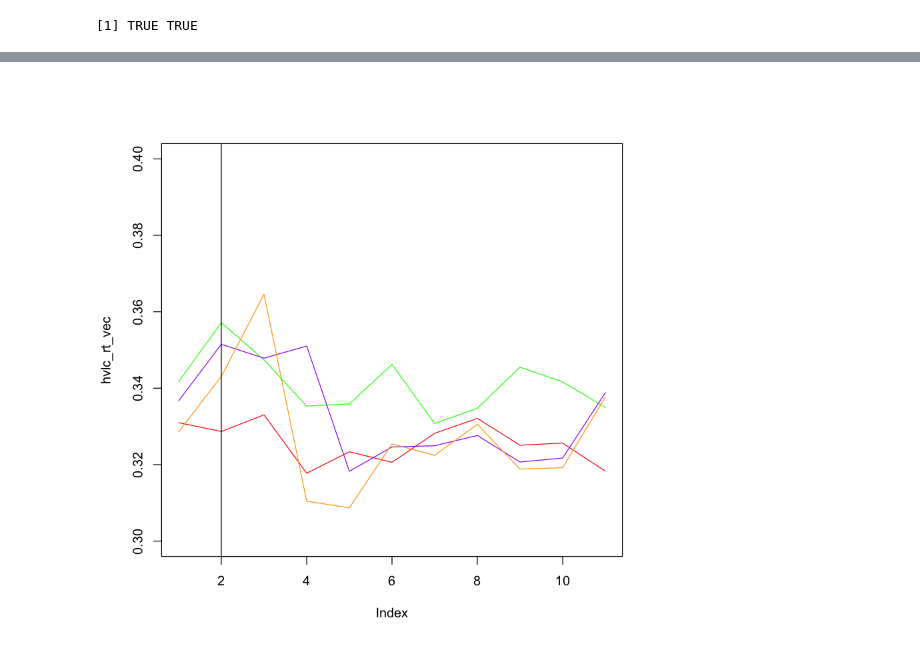
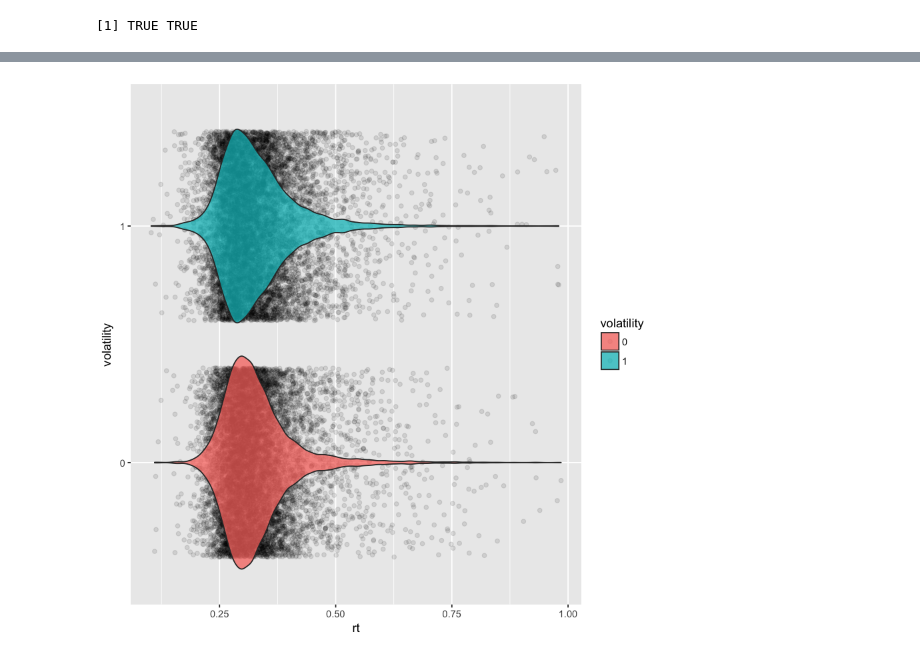
Before and after one commit to kalexandriabond/bond_DSPN_S18, a Jupyter notebook: BOND_DSPN_S18_FinalProject.ipynb, the cells around one changed output, grey strips where cells are left out. Cells and saved outputs as stored; diff of their text form; code cells hidden in the pictures.

```diff
--- a/BOND_DSPN_S18_FinalProject.ipynb
+++ b/BOND_DSPN_S18_FinalProject.ipynb
@@ -548,8 +368,0 @@ abline(v=2)
-# %%
-plot(hvlc_rt_vec,type="l",col="red", ylim=c(0.3,.4))
-lines(hvhc_rt_vec,col="green")
-lines(lvlc_rt_vec,col="purple")
-lines(lvhc_rt_vec,col="orange")
-abline(v=2)
-# %% [output]
-[figure, removed]
@@ -557,0 +369,6 @@ abline(v=2)
+# %%
+ggplot(sparse_df, aes(x = volatility, y = rt, fill=volatility)) +
+  geom_jitter(alpha = .1) +
+  geom_violin(alpha = .75) + coord_flip()
+# %% [output]
+[figure, added]
```
Also changed, not shown: parts of 46 cells of this notebook.
